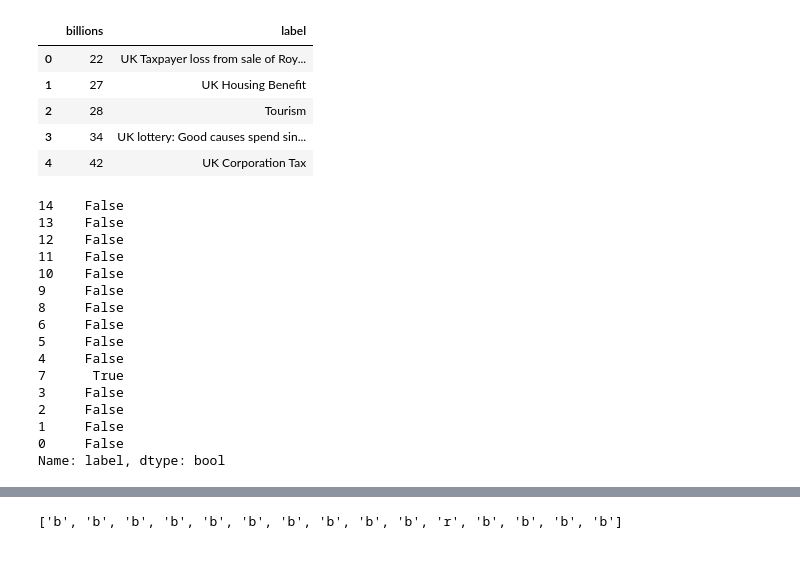
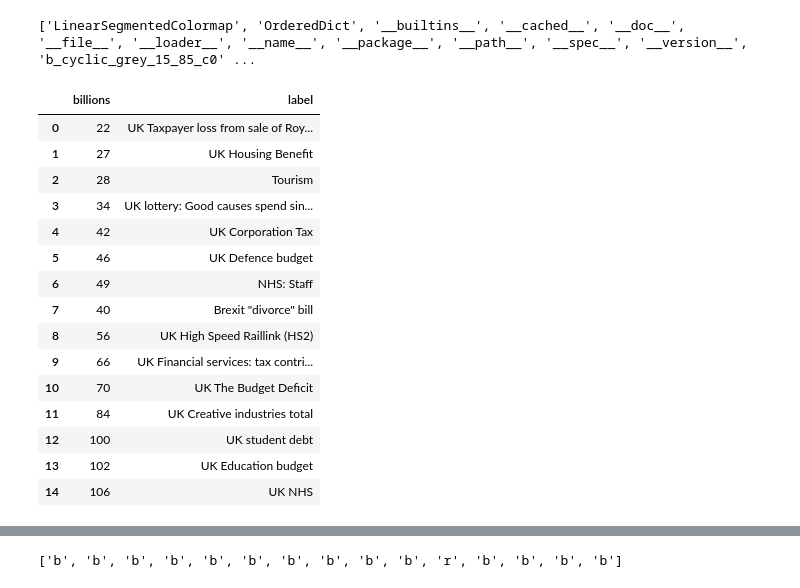
Before and after one commit to LegalEd/brexitdatavisualization, a Jupyter notebook: Circle packing Brexit-Copy1.ipynb, the cells around one changed output, grey strips where cells are left out. Cells and saved outputs as stored; diff of their text form; code cells hidden in the pictures; blank space fills up the shorter version.

```diff
--- a/Circle packing Brexit-Copy1.ipynb
+++ b/Circle packing Brexit-Copy1.ipynb
@@ -10,35 +22,30 @@ import pandas as pd
+# %%
+print(dir(cc)) # show all colormaps in colorcet module
+# %% [output]
+['LinearSegmentedColormap', 'OrderedDict', '__builtins__', '__cached__', '__doc__', '__file__', '__loader__', '__name__', '__package__', '__path__', '__spec__', '__version__', 'b_cyclic_grey_15_85_c0' ...
 # %%
 header_names = [0,1] # use first and second columns only
 file = "c:\\Users\\prof\\Documents\\brexit.xlsx"
 data = pd.read_excel(file, usecols=header_names)
 # %%
-data.head()
+data
 # %% [output]
 |  | billions | label |
 | 0 | 22 | UK Taxpayer loss from sale of Roy... |
 | 1 | 27 | UK Housing Benefit |
 | 2 | 28 | Tourism |
 | 3 | 34 | UK lottery: Good causes spend sin... |
 | 4 | 42 | UK Corporation Tax |
+| 5 | 46 | UK Defence budget |
+| 6 | 49 | NHS: Staff |
+| 7 | 40 | Brexit "divorce" bill |
+| 8 | 56 | UK High Speed Raillink (HS2) |
+| 9 | 66 | UK Financial services: tax contri... |
+| 10 | 70 | UK The Budget Deficit |
+| 11 | 84 | UK Creative industries total |
+| 12 | 100 | UK student debt |
+| 13 | 102 | UK Education budget |
+| 14 | 106 | UK NHS |
 # %%
 data = data.sort_values('billions',ascending=False)
 brexit_bolean = data['label'] == 'Brexit "divorce" bill'
-# %%
-brexit_bolean
-# %% [output]
-14    False
-13    False
-12    False
-11    False
-10    False
-9     False
-8     False
-6     False
-5     False
-4     False
-7      True
-3     False
-2     False
-1     False
-0     False
-Name: label, dtype: bool
```
Also changed, not shown: parts of 47 cells of this notebook.
